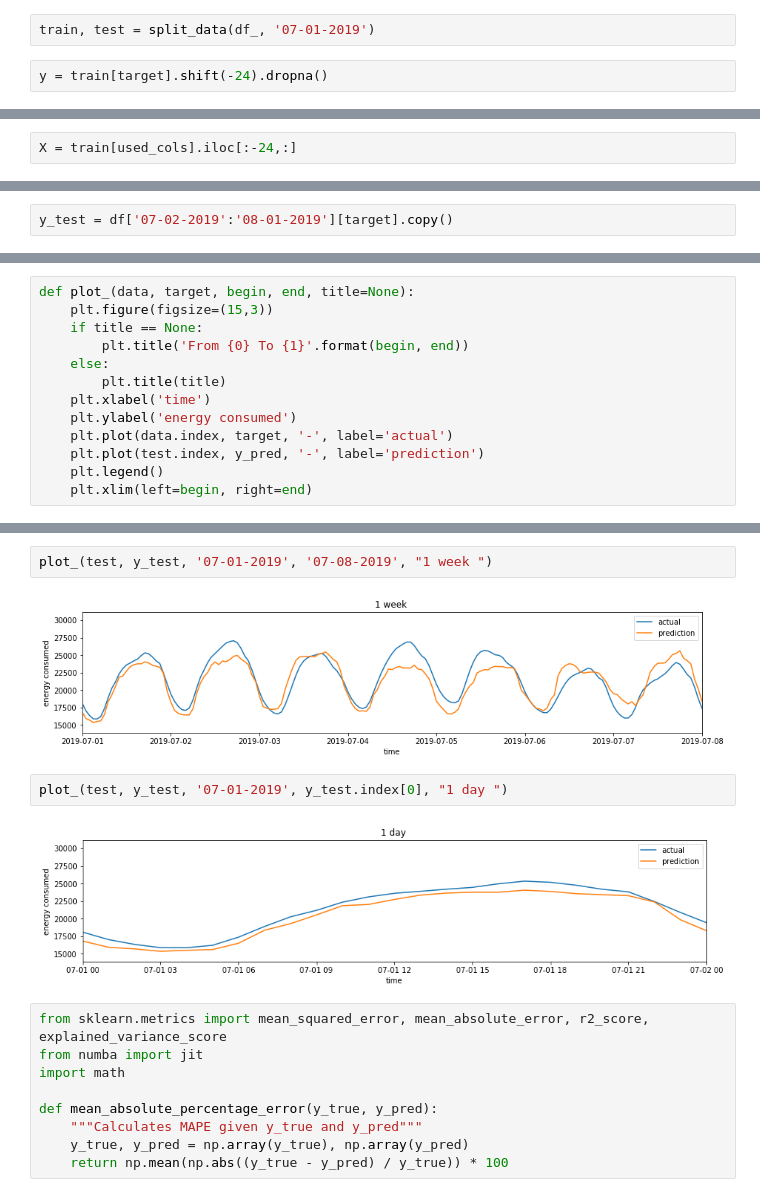
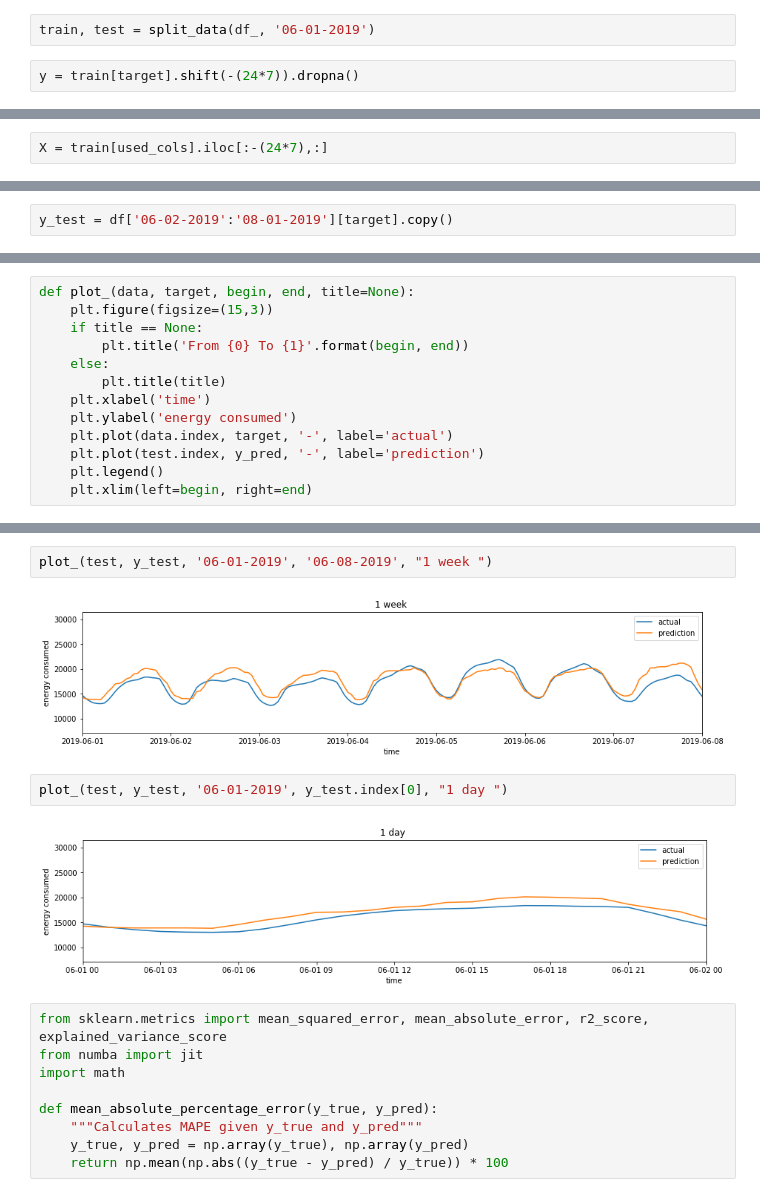
Before and after one commit to dmart49/nyiso_project, a Jupyter notebook: xgboost.ipynb, the cells around one changed output, grey strips where cells are left out. Drawn from its saved outputs; the diff is of its cells as text.

```diff
--- a/xgboost.ipynb
+++ b/xgboost.ipynb
@@ -238,14 +238,14 @@ df_.tail()
 | 2019-07-31 23:00:00 | 20562.291667 | 2019-07-31 23:00:00 | 23 | 2 | 3 | 7 | 2019 | 212 | 31 | 31 | ... |
 5 rows × 56 columns
 # %%
-train, test = split_data(df_, '07-01-2019')
+train, test = split_data(df_, '06-01-2019')
 # %%
-y = train[target].shift(-24).dropna()
+y = train[target].shift(-(24*7)).dropna()
 # %%
 _id = 'date'
 train, keep_cols, used_cols = data_prep(train)
 # %%
-X = train[used_cols].iloc[:-24,:]
+X = train[used_cols].iloc[:-(24*7),:]
 # %%
 X.shape
 # %% [output]
@@ -296,7 +296,7 @@ test, keep_cols, used_cols = data_prep(test)
 # %%
 y_pred = reg.predict(test[used_cols])
 # %%
-y_test = df['07-02-2019':'08-01-2019'][target].copy()
+y_test = df['06-02-2019':'08-01-2019'][target].copy()
 # %%
 plt.figure(figsize=(15,3))
 plt.xlabel('time')
@@ -333,11 +333,11 @@ plot_(test, y_test, test[target].index[0], test[target].index[-1], 'Test and Pre
 # %%
-plot_(test, y_test, '07-01-2019', '07-08-2019', "1 week ")
+plot_(test, y_test, '06-01-2019', '06-08-2019', "1 week ")
 # %% [output]
-[figure, old version]
+[figure, new version]
 # %%
-plot_(test, y_test, '07-01-2019', y_test.index[0], "1 day ")
+plot_(test, y_test, '06-01-2019', y_test.index[0], "1 day ")
 # %% [output]
-[figure, old version]
+[figure, new version]
 # %%
 from sklearn.metrics import mean_squared_error, mean_absolute_error, r2_score, explained_variance_score
 from numba import jit
```
Also changed, not shown: parts of 53 cells of this notebook.
